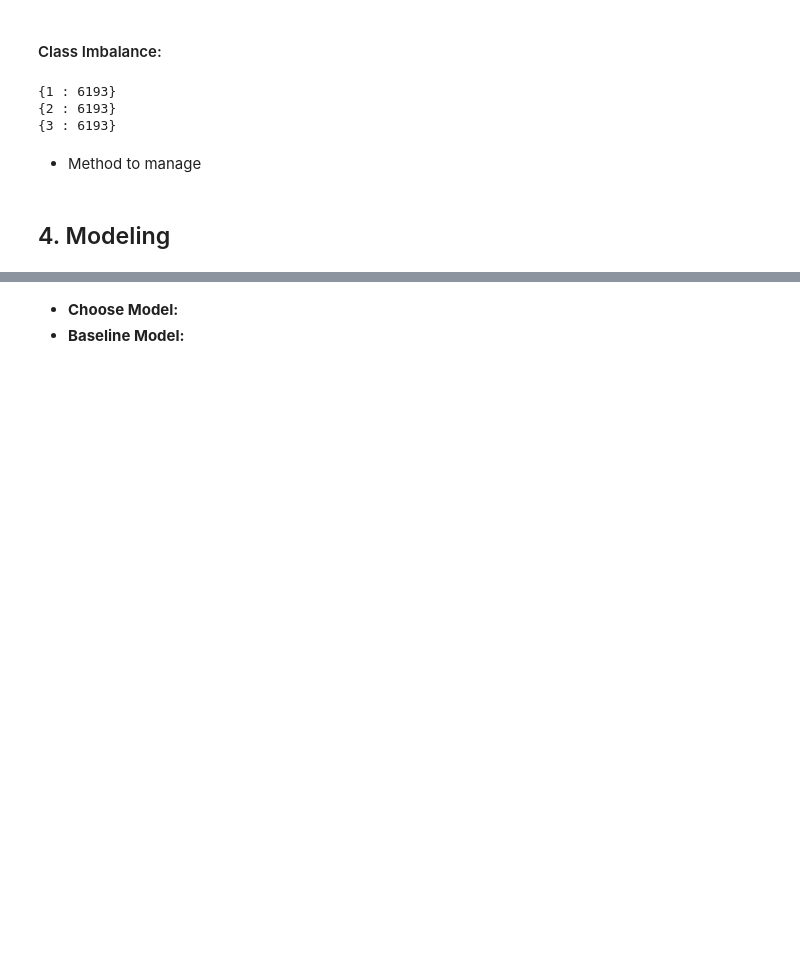
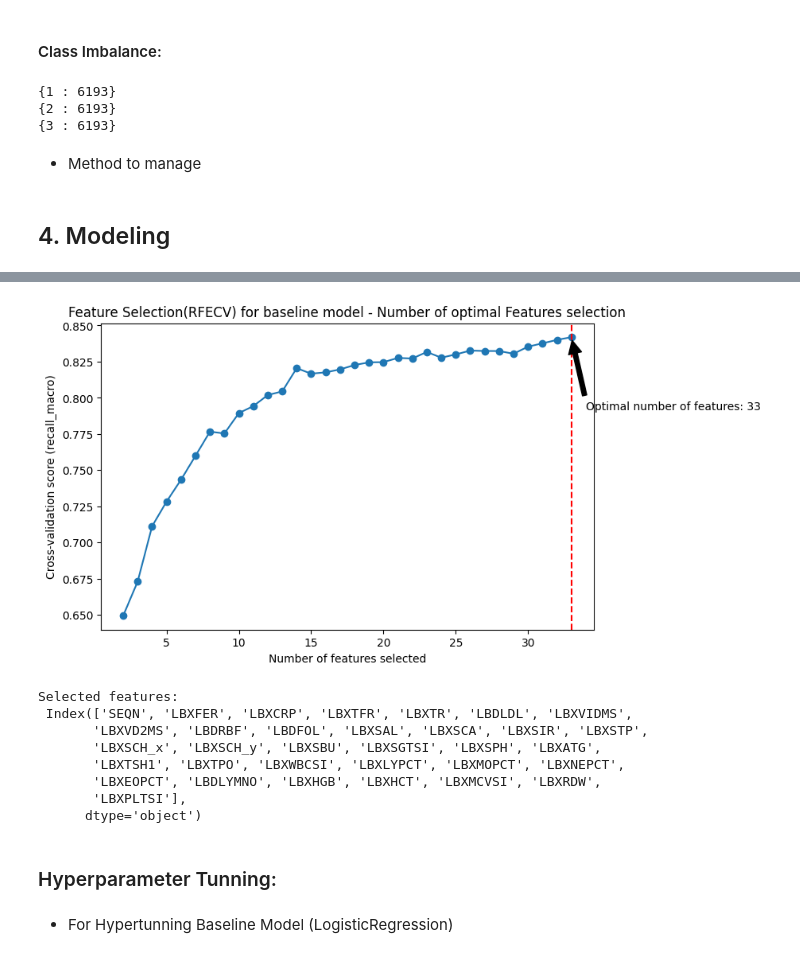
Before and after one commit to DATA471/final_project, a Jupyter notebook: main_file.ipynb, the cells around one changed output, grey strips where cells are left out. Saved outputs shown, nothing was run; the diff lists cells and outputs as text; code cells hidden in the pictures; blank space fills up the shorter version.

```diff
--- a/main_file.ipynb
+++ b/main_file.ipynb
@@ -149,3 +294,66 @@ for c in np.unique(y_train):
+# %%
+import matplotlib.pyplot as plt
+from sklearn.metrics import make_scorer, recall_score
+from sklearn.feature_selection import RFECV
+from sklearn.model_selection import StratifiedKFold
+
+model = RandomForestClassifier(random_state=42, n_estimators=100, max_depth=3, min_samples_split=2)
+
+scoring = make_scorer(recall_score, average='macro')
+
+min_features_to_select = 2
+# Create the pipeline with RFECV
+pipeline = Pipeline([
+    ("scaler", StandardScaler()),
+    ('feature_selection', RFECV(estimator=model,
+                                step=1,
+                                cv=k_folds,
+                                scoring=scoring,
+                                min_features_to_select=min_features_to_select)),
+    ('classification', lr_model)
+])
+
+pipeline.fit(X_train, y_train)
+
+# Extract the fitted RFECV object
+fs_rfecv = pipeline.named_steps['feature_selection']
+
+#print("Optimal number of features : %d" % fs_rfecv.n_features_)
+
+grid_scores = fs_rfecv.cv_results_["mean_test_score"]
+
+fig = plt.figure(figsize=(8, 5))
+plt.plot(range(min_features_to_select, len(grid_scores) + min_features_to_select), grid_scores, marker='o')
+plt.xlabel("Number of features selected")
+plt.ylabel("Cross-validation score (recall_macro)")
+plt.title("Feature Selection(RFECV) for baseline model - Number of optimal Features selection")
+
+# Highlight the optimal number of features
+optimal_num_features = fs_rfecv.n_features_
+plt.axvline(optimal_num_features, color='r', linestyle='--')
+plt.annotate(f'Optimal number of features: {optimal_num_features}',
+             xy=(optimal_num_features, max(grid_scores)),
+             xytext=(optimal_num_features + 1, max(grid_scores) - 0.05),
+             arrowprops=dict(facecolor='black', shrink=0.05))
+
+fig.savefig("fs_rfecv.pdf", bbox_inches='tight')
+plt.show()
+
+# Get the selected feature names
+#X_train_ds = pd.DataFrame(X_train, columns=features.columns)
+selected_features = features.columns[fs_rfecv.support_]
+print("Selected features:\n", selected_features)
+# %% [output]
+[figure, added]
+Selected features:
+ Index(['SEQN', 'LBXFER', 'LBXCRP', 'LBXTFR', 'LBXTR', 'LBDLDL', 'LBXVIDMS',
+       'LBXVD2MS', 'LBDRBF', 'LBDFOL', 'LBXSAL', 'LBXSCA', 'LBXSIR', 'LBXSTP',
+       'LBXSCH_x', 'LBXSCH_y', 'LBXSBU', 'LBXSGTSI', 'LBXSPH', 'LBXATG',
+       'LBXTSH1', 'LBXTPO', 'LBXWBCSI', 'LBXLYPCT', 'LBXMOPCT', 'LBXNEPCT',
+       'LBXEOPCT', 'LBDLYMNO', 'LBXHGB', 'LBXHCT', 'LBXMCVSI', 'LBXRDW',
+       'LBXPLTSI'],
+      dtype='object')
+# %% [markdown]
+### Hyperparameter Tunning:
 # %% [markdown]
-- **Choose Model:**
-- **Baseline Model:**
+- For Hypertunning Baseline Model (LogisticRegression)
```
Also changed, not shown: parts of 29 cells of this notebook, 1 other file.
